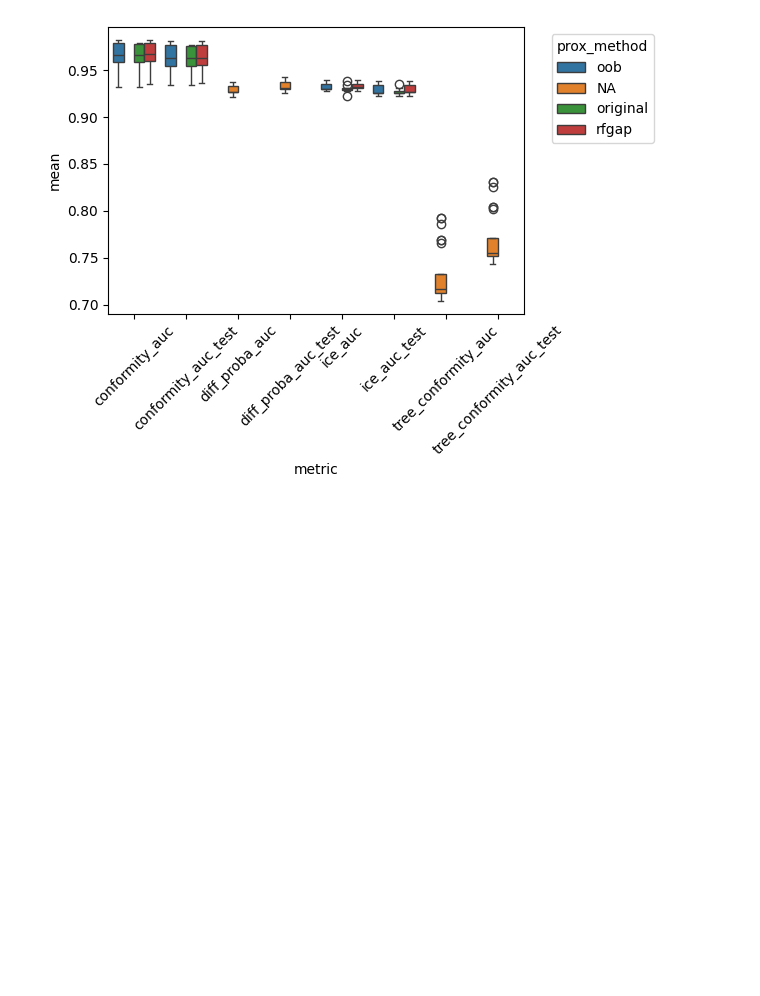
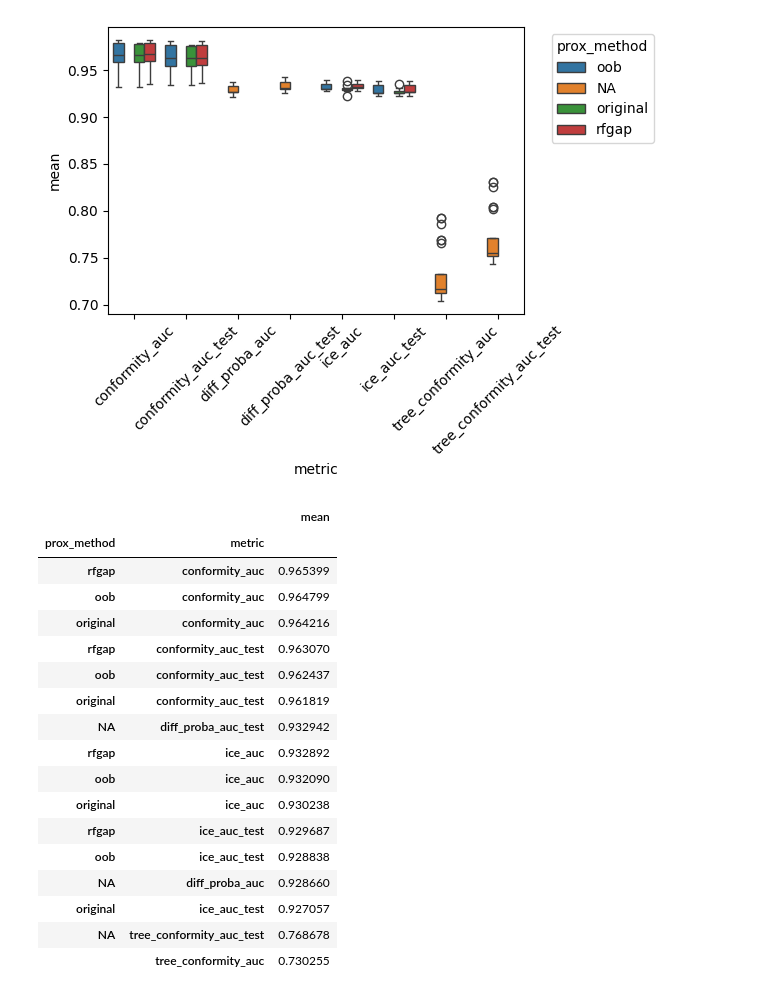
Before and after one commit to JakeSRhodesLab/Localized-RF-Uncertainty, a Jupyter notebook: runners/compile_classification.ipynb, the cells around one changed output. Cells and saved outputs as stored; diff of their text form; code cells hidden in the pictures; blank space fills up the shorter version.

```diff
--- a/runners/compile_classification.ipynb
+++ b/runners/compile_classification.ipynb
@@ -167,0 +175,21 @@ plt.tight_layout()
+# %%
+df_group.groupby(['prox_method', 'metric'])[['mean']].mean().sort_values(by = 'mean', ascending=False)
+# %% [output]
+|  |  | mean |
+| prox_method | metric |  |
+| rfgap | conformity_auc | 0.965399 |
+| oob | conformity_auc | 0.964799 |
+| original | conformity_auc | 0.964216 |
+| rfgap | conformity_auc_test | 0.963070 |
+| oob | conformity_auc_test | 0.962437 |
+| original | conformity_auc_test | 0.961819 |
+| NA | diff_proba_auc_test | 0.932942 |
+| rfgap | ice_auc | 0.932892 |
+| oob | ice_auc | 0.932090 |
+| original | ice_auc | 0.930238 |
+| rfgap | ice_auc_test | 0.929687 |
+| oob | ice_auc_test | 0.928838 |
+| NA | diff_proba_auc | 0.928660 |
+| original | ice_auc_test | 0.927057 |
+| NA | tree_conformity_auc_test | 0.768678 |
+|  | tree_conformity_auc | 0.730255 |
```
Also changed, not shown: parts of 7 cells of this notebook.
